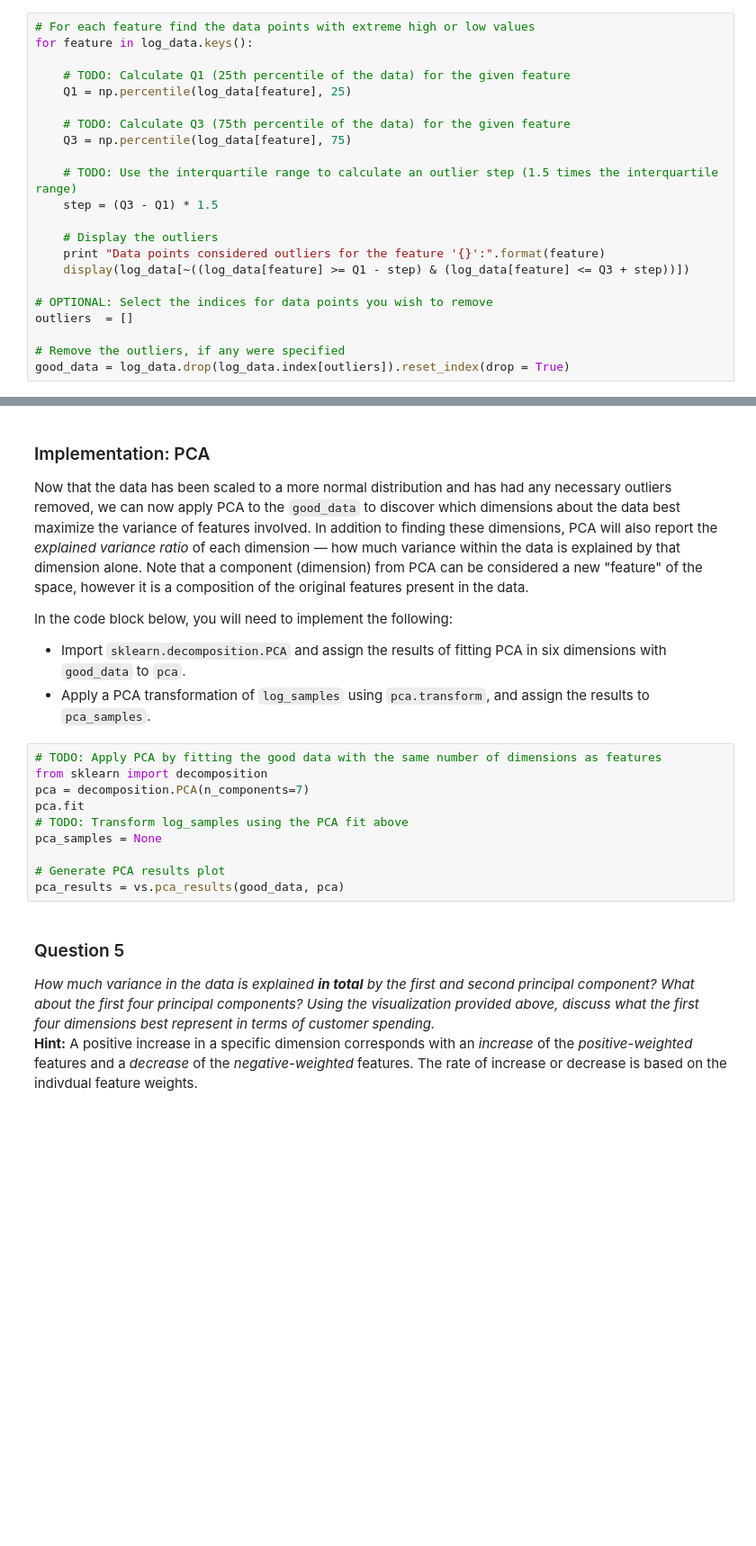
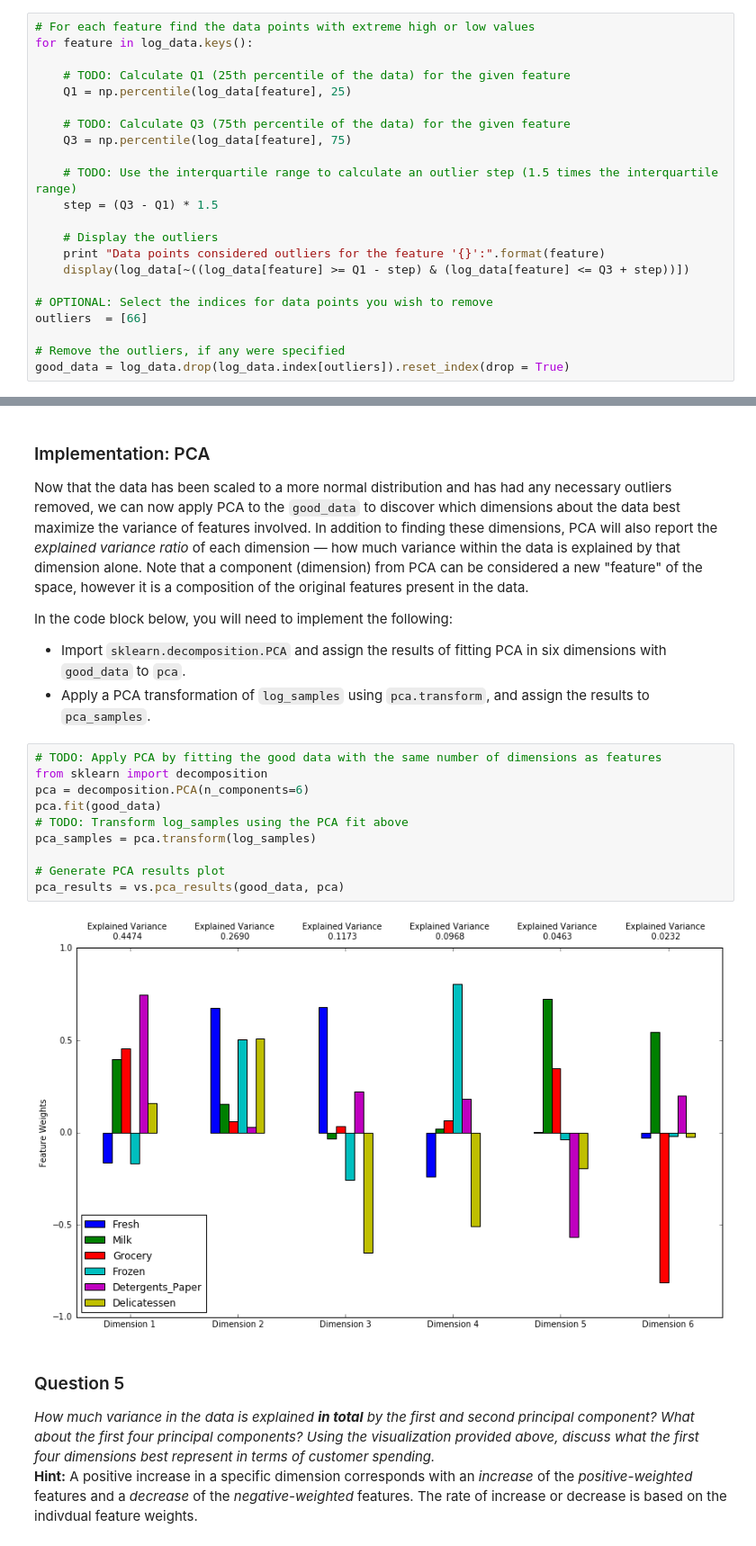
Before and after one commit to fanyishu123/customer_segment, a Jupyter notebook: customer_segments.ipynb, the cells around one changed output, grey strips where cells are left out. Shown at 90% size. Cells and saved outputs as stored; diff of their text form; blank space fills up the shorter version.

```diff
--- a/customer_segments.ipynb
+++ b/customer_segments.ipynb
@@ -218,7 +222,7 @@ for feature in log_data.keys():
     display(log_data[~((log_data[feature] >= Q1 - step) & (log_data[feature] <= Q3 + step))])
 
 # OPTIONAL: Select the indices for data points you wish to remove
-outliers  = []
+outliers  = [66]
 
 # Remove the outliers, if any were specified
 good_data = log_data.drop(log_data.index[outliers]).reset_index(drop = True)
@@ -306,13 +309,15 @@ In the code block below, you will need to implement the following:
 # %%
 # TODO: Apply PCA by fitting the good data with the same number of dimensions as features
 from sklearn import decomposition
-pca = decomposition.PCA(n_components=7)
-pca.fit
+pca = decomposition.PCA(n_components=6)
+pca.fit(good_data)
 # TODO: Transform log_samples using the PCA fit above
-pca_samples = None
+pca_samples = pca.transform(log_samples)
 
 # Generate PCA results plot
 pca_results = vs.pca_results(good_data, pca)
+# %% [output]
+[figure, added]
 # %% [markdown]
 ### Question 5
 *How much variance in the data is explained* ***in total*** *by the first and second principal component? What about the first four principal components? Using the visualization provided above, discuss what the first four dimensions best represent in terms of customer spending.*
```
Also changed, not shown: parts of 23 cells of this notebook.
